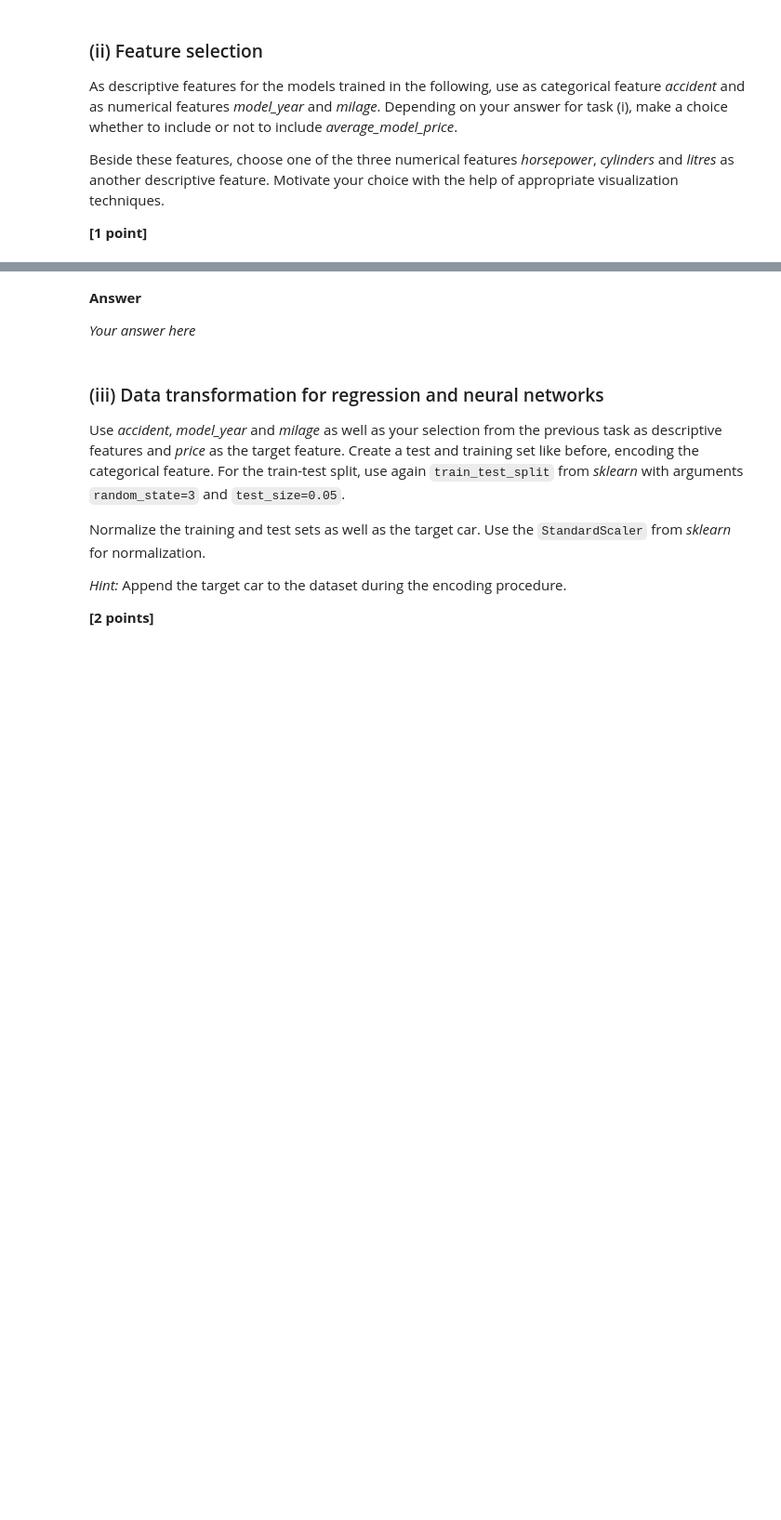
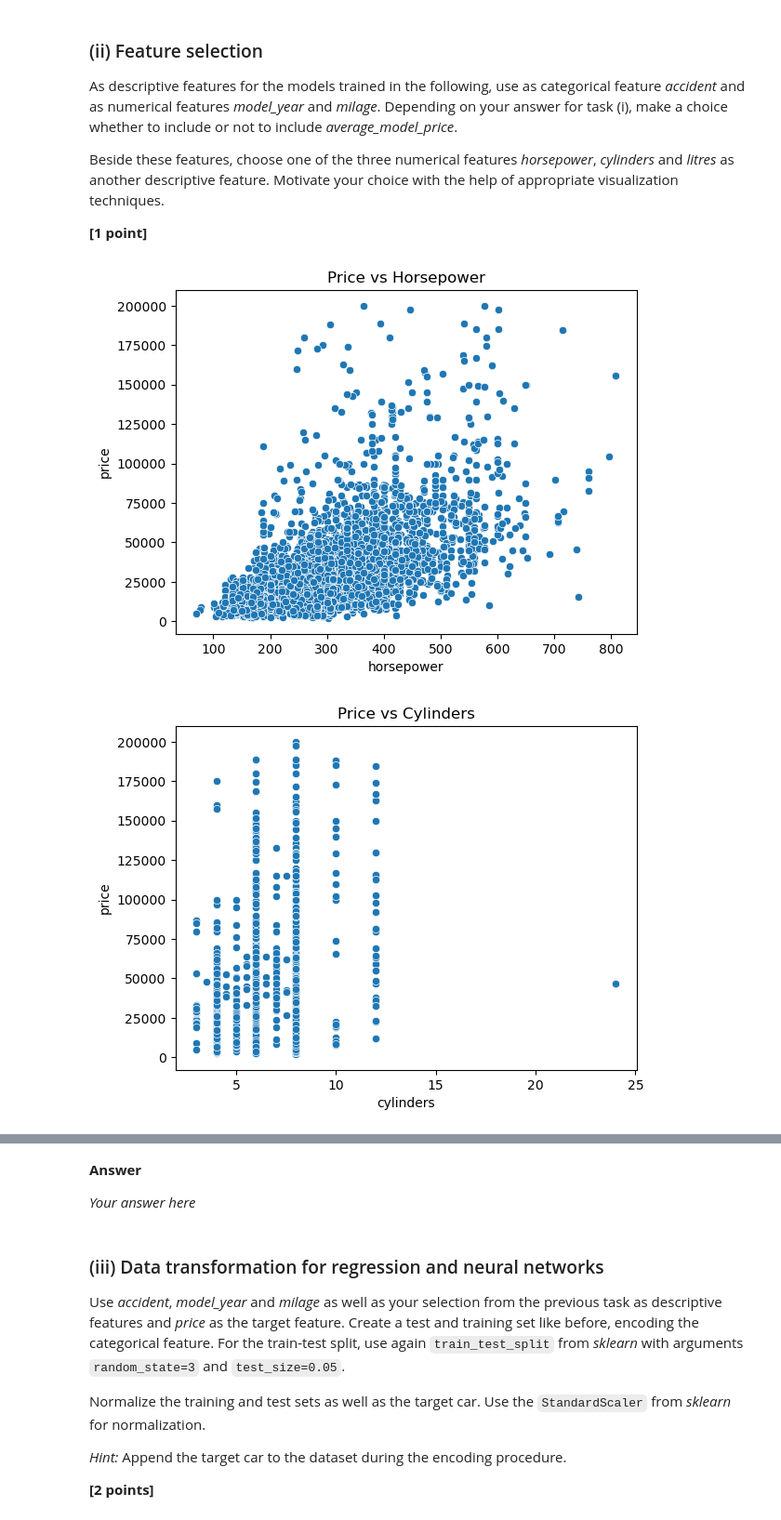
Before and after one commit to tianxj1996/IDS_ASS1, a Jupyter notebook: IDS_WS23_Assignment_part_1-student.ipynb, the cells around one changed output, grey strips where cells are left out. Shown at 93% size. Drawn from its saved outputs; the diff is of its cells as text; code cells hidden in the pictures; blank space fills up the shorter version.

```diff
--- a/IDS_WS23_Assignment_part_1-student.ipynb
+++ b/IDS_WS23_Assignment_part_1-student.ipynb
@@ -548,5 +548,6 @@ price_pred = [price_baseline] * len(price_test)
 
 # calculate the MAE of the predictions
 mae = mean_absolute_error(price_test, price_pred)
-mae
+rmse = np.sqrt(mean_squared_error(price_test, price_pred))
+mae,rmse
 # %% [output]
@@ -1011,0 +1248,21 @@ Beside these features, choose one of the three numerical features *horsepower*,
+# %%
+# Your code here
+df['average_model_price'] = df.groupby('model')['price'].transform('mean')
+
+# Scatter plot for 'horsepower' vs 'price'
+sns.scatterplot(x='horsepower', y='price', data=df)
+plt.title('Price vs Horsepower')
+plt.show()
+
+# Scatter plot for 'cylinders' vs 'price'
+sns.scatterplot(x='cylinders', y='price', data=df)
+plt.title('Price vs Cylinders')
+plt.show()
+
+# Scatter plot for 'litres' vs 'price'
+sns.scatterplot(x='litres', y='price', data=df)
+plt.title('Price vs Litres')
+plt.show()
+# %% [output]
+[figure, added]
+[figure, added]
```
Also changed, not shown: parts of 45 cells of this notebook.
